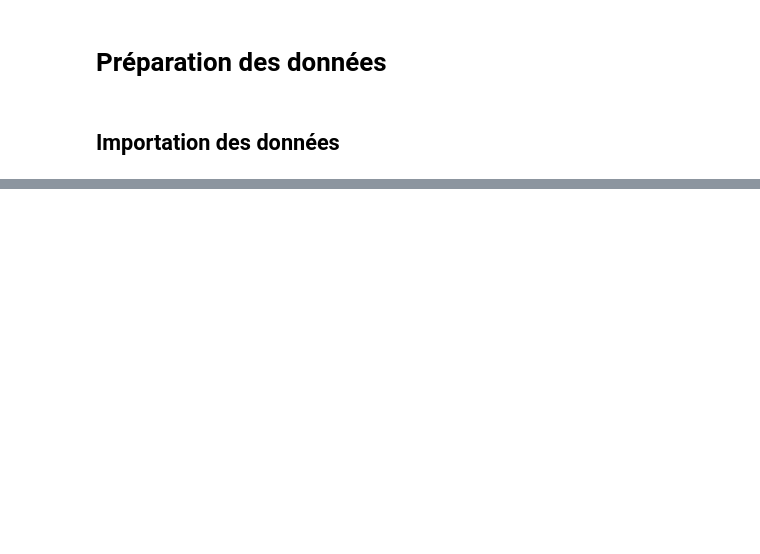
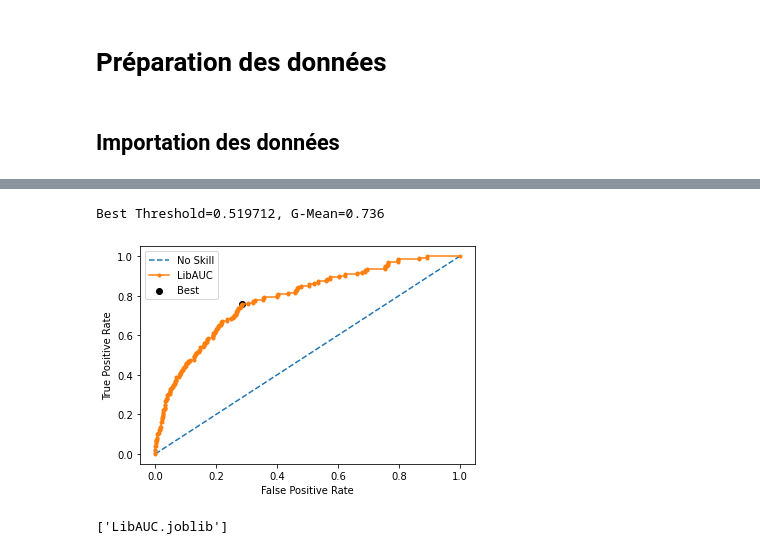
Before and after one commit to AurelienCD/Formation_OCR_Ing_Machine_Learning, a Jupyter notebook: LibAUC.ipynb, the cells around one changed output, grey strips where cells are left out. Cells and saved outputs as stored; diff of their text form; code cells hidden in the pictures; blank space fills up the shorter version.

```diff
--- a/LibAUC.ipynb
+++ b/LibAUC.ipynb
@@ -236,0 +266,15 @@ RuntimeError: ignored
+# %%
+def evaluate(data, model):
+     model.eval()
+     pred = []
+     true = []
+     for j, data in enumerate(data):
+         data, targets = data
+         data = data.cuda()
+         y_pred = model(data)
+         pred.append(y_pred.cpu().detach().numpy())
+         true.append(targets.numpy())
+     true = np.concatenate(true)
+     pred = np.concatenate(pred)
+     val_auc =  roc_auc_score(true, pred)
+     return val_auc
@@ -236,0 +332,10 @@ RuntimeError: ignored
+# %%
+X = df.drop('Class', axis=1)
+X_norm = scaler.transform(X)
+X_tensor = torch.from_numpy(X_norm)
+X_tensor = X_tensor.cuda()
+y = df['Class']
+# %%
+outputs = model(X_tensor.float())
+# %%
+proba = outputs.cpu()[:,:].detach().numpy()
@@ -236,0 +364,21 @@ RuntimeError: ignored
+# %%
+# calculate roc curves
+fpr, tpr, thresholds = roc_curve(y, proba)
+# calculate the g-mean for each threshold
+gmeans = sqrt(tpr * (1-fpr))
+# locate the index of the largest g-mean
+ix = argmax(gmeans)
+print('Best Threshold=%f, G-Mean=%.3f' % (thresholds[ix], gmeans[ix]))
+# plot the roc curve for the model
+plt.plot([0,1], [0,1], linestyle='--', label='No Skill')
+plt.plot(fpr, tpr, marker='.', label='LibAUC')
+plt.scatter(fpr[ix], tpr[ix], marker='o', color='black', label='Best')
+# axis labels
+plt.xlabel('False Positive Rate')
+plt.ylabel('True Positive Rate')
+plt.legend()
+# show the plot
+plt.show()
+# %% [output]
+Best Threshold=0.519712, G-Mean=0.736
+[figure, added]
@@ -236,0 +388,4 @@ RuntimeError: ignored
+# %%
+dump(model, "LibAUC.joblib")
+# %% [output]
+['LibAUC.joblib']
```
Also changed, not shown: parts of 46 cells of this notebook.
